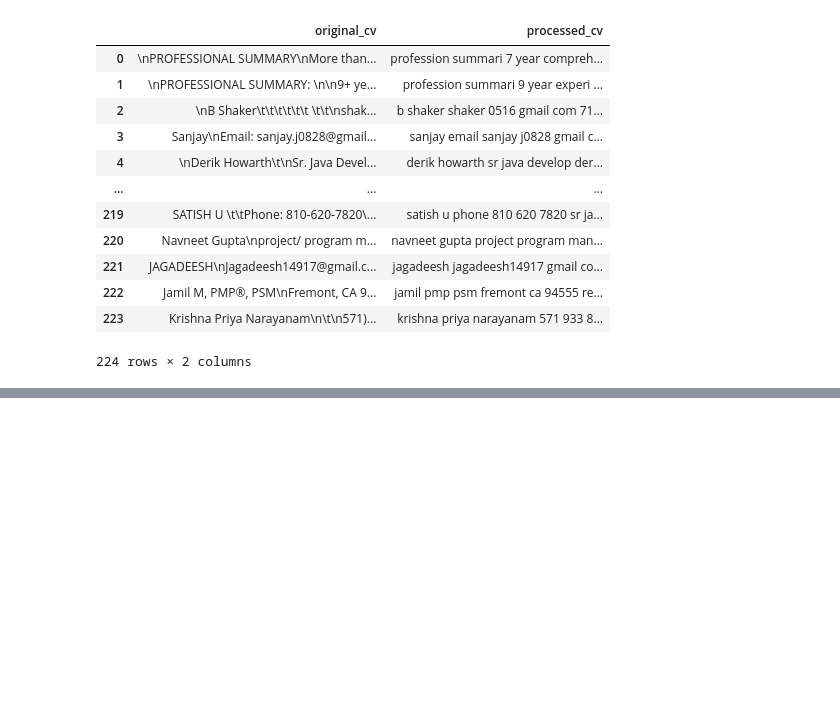
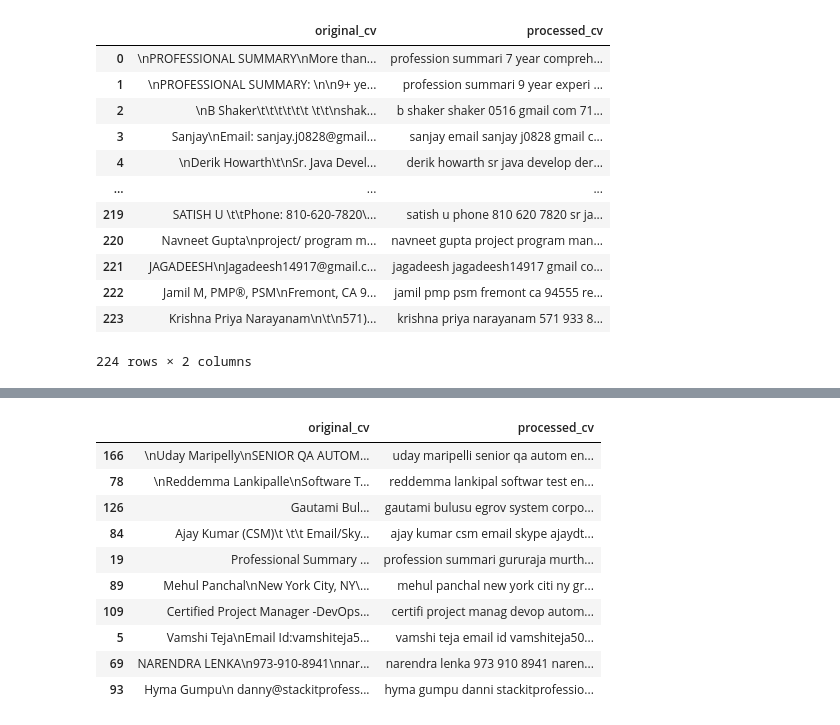
Before and after one commit to mirotse/Chanel_Test_Technique, a Jupyter notebook: Notebooks/test-1.ipynb, the cells around one changed output, grey strips where cells are left out. Drawn from its saved outputs; the diff is of its cells as text; code cells hidden in the pictures; blank space fills up the shorter version.

```diff
--- a/Notebooks/test-1.ipynb
+++ b/Notebooks/test-1.ipynb
@@ -194,0 +167,19 @@ tfidf_matrix_cv, vectorizer_cv = vectorize_text_with_tfidf(cv_df['processed_cv']
+# %%
+from sklearn.feature_extraction.text import TfidfVectorizer
+
+# tf idf with n gram
+def vectorize_text_with_tfidf(text):
+    vectorizer = TfidfVectorizer(ngram_range=(1, 2))
+    tfidf_matrix = vectorizer.fit_transform(text)
+    return tfidf_matrix, vectorizer
+
+# combine CVs and jobs
+combined_texts = df_test['processed'].tolist() + cv_df['processed_cv'].tolist()
+
+# Vectorize combined texts
+tfidf_combined_matrix, vectorizer = vectorize_text_with_tfidf(combined_texts)
+
+# Separate the matrices
+num_jobs = df_test.shape[0]
+tfidf_matrix = tfidf_combined_matrix[:num_jobs]
+tfidf_matrix_cv = tfidf_combined_matrix[num_jobs:]
@@ -242,0 +241,15 @@ tfidf_matrix_cv, vectorizer_cv
+# %%
+from sklearn.metrics.pairwise import cosine_similarity
+
+# cosine similarity : tfidf_matrix = job descriptions / tfidf_matrix_cv = CVs
+similarity_matrix = cosine_similarity(tfidf_matrix, tfidf_matrix_cv)
+# %%
+def get_top_matches_for_each_job(similarity_matrix, top_n=10):
+    top_matches = {}
+    for i in range(similarity_matrix.shape[0]):  # For each job description
+        sorted_indices = similarity_matrix[i].argsort()[::-1][:top_n]  # Sort and get top indices
+        top_matches[f'Job_{i+1}'] = sorted_indices
+    return top_matches
+
+# Get top 10 matches for each job description
+top_matches = get_top_matches_for_each_job(similarity_matrix)
@@ -242,0 +298,17 @@ tfidf_matrix_cv, vectorizer_cv
+# %%
+# job_1
+matched_cv_indices = top_matches['Job_1']
+matched_cvs = cv_df.iloc[matched_cv_indices]
+matched_cvs
+# %% [output]
+|  | original_cv | processed_cv |
+| 166 | \nUday Maripelly\nSENIOR QA AUTOM... | uday maripelli senior qa autom en... |
+| 78 | \nReddemma Lankipalle\nSoftware T... | reddemma lankipal softwar test en... |
+| 126 | Gautami Bul... | gautami bulusu egrov system corpo... |
+| 84 | Ajay Kumar (CSM)\t \t\t Email/Sky... | ajay kumar csm email skype ajaydt... |
+| 19 | Professional Summary ... | profession summari gururaja murth... |
+| 89 | Mehul Panchal\nNew York City, NY\... | mehul panchal new york citi ny gr... |
+| 109 | Certified Project Manager -DevOps... | certifi project manag devop autom... |
+| 5 | Vamshi Teja\nEmail Id:vamshiteja5... | vamshi teja email id vamshiteja50... |
+| 69 | NARENDRA LENKA\n973-910-8941\nnar... | narendra lenka 973 910 8941 naren... |
+| 93 | Hyma Gumpu\n danny@stackitprofess... | hyma gumpu danni stackitprofessio... |
```
Also changed, not shown: parts of 23 cells of this notebook.
